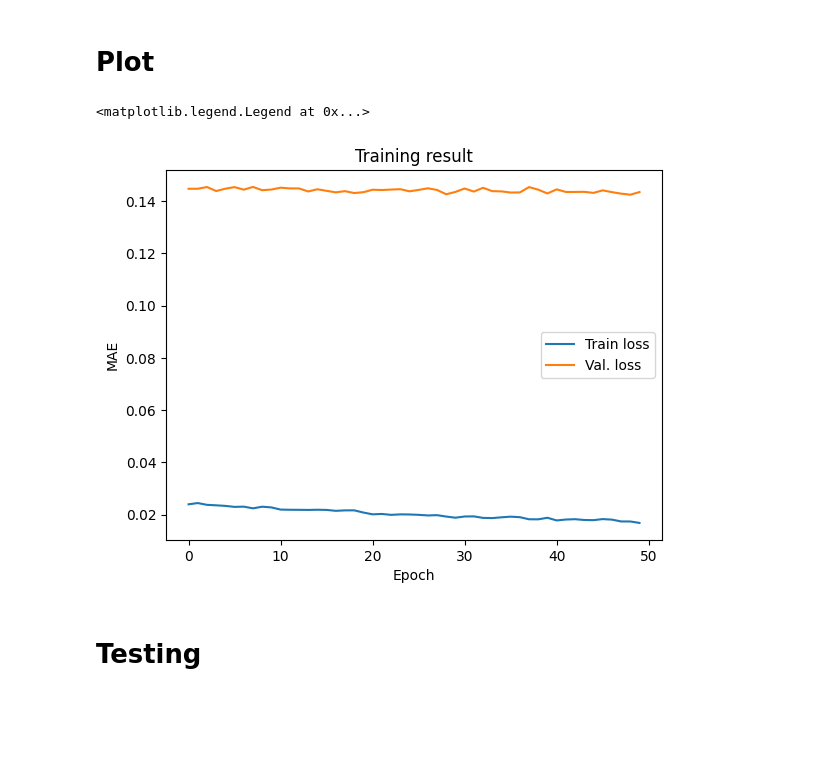
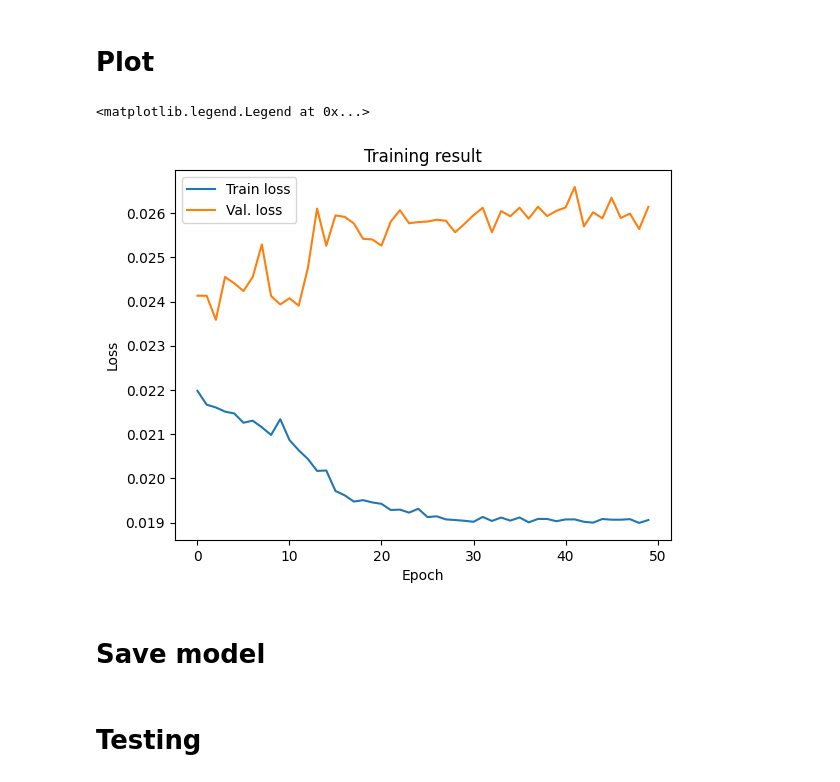
Before and after one commit to mluqmanhakim/personality-recognition, a Jupyter notebook: FI/Training on AU (OpenFace).ipynb, the cells around one changed output. Drawn from its saved outputs; the diff is of its cells as text; code cells hidden in the pictures; blank space fills up the shorter version.

```diff
--- a/FI/Training on AU (OpenFace).ipynb
+++ b/FI/Training on AU (OpenFace).ipynb
@@ -75,7 +82,7 @@ val_labels = torch.Tensor(np.array(val_labels))
 test_features = torch.Tensor(np.array(test_features))
 test_labels = torch.Tensor(np.array(test_labels))
 
-BATCH_SIZE = 128
+BATCH_SIZE = 256
 train = TensorDataset(train_features, train_labels)
 val = TensorDataset(val_features, val_labels)
 test = TensorDataset(test_features, test_labels)
@@ -131,0 +148,26 @@ optimizer.load_state_dict(checkpoint['optimizer_state_dict'])
+# %%
+class LSTM_model(torch.nn.Module):
+    def __init__(self, input_size, hidden_size, output_dim, dropout, num_layers, bidirectional, batch_size):
+        super(LSTM_model, self).__init__()
+        self.num_layers = num_layers
+        self.input_size = input_size
+        self.hidden_size = hidden_size
+        self.batch_size = batch_size
+        self.dropout = dropout
+        self.lstm = torch.nn.LSTM(input_size=self.input_size,
+                                hidden_size=self.hidden_size,
+                                num_layers=self.num_layers,
+                                dropout=self.dropout,
+                                bidirectional=False,
+                                batch_first=True)
+        self.fc = torch.nn.Linear(hidden_size*2 if bidirectional else hidden_size, output_dim)
+        self.relu = torch.nn.ReLU()
+        self.sigmoid = torch.nn.Sigmoid()
+
+    def forward(self, x):
+        out, (hn, cn) = self.lstm(x)
+        # out[:, -1, :] --> 100, 100 --> just want last time step hidden states!
+        out = self.relu(out[:, -1, :])
+        out = self.fc(out)
+        out = self.sigmoid(out)
+        return out
@@ -131,0 +177,13 @@ optimizer.load_state_dict(checkpoint['optimizer_state_dict'])
+# %%
+model = LSTM_model(input_size=11,
+                   hidden_size=256,
+                   output_dim=5,
+                   dropout=0.1,
+                   num_layers=2,
+                   bidirectional=False,
+                   batch_size=BATCH_SIZE)
+model.to(device)
+optimizer = torch.optim.AdamW(model.parameters(), lr=LR, weight_decay=0.01)
+scheduler = torch.optim.lr_scheduler.ReduceLROnPlateau(optimizer, 'min')
+loss_fn = torch.nn.MSELoss()
+mae = torch.nn.L1Loss()
@@ -191,0 +257,2 @@ torch.save({
+# %%
+train_losses, val_losses, val_maes = train(model, train_loader, val_loader, epochs=20, patience=4)
@@ -194,11 +279,13 @@ torch.save({
 # %%
 fig, ax = plt.subplots()
 ax.plot(train_losses, label='Train loss')
 ax.plot(val_losses, label='Val. loss')
 ax.set_xlabel('Epoch')
-ax.set_ylabel('MAE')
+ax.set_ylabel('Loss')
 plt.title("Training result")
 plt.legend()
 # %% [output]
 <matplotlib.legend.Legend at 0x...>
-[figure, old version]
+[figure, new version]
+# %% [markdown]
+# Save model
```
Also changed, not shown: parts of 17 cells of this notebook, 1 other file.
